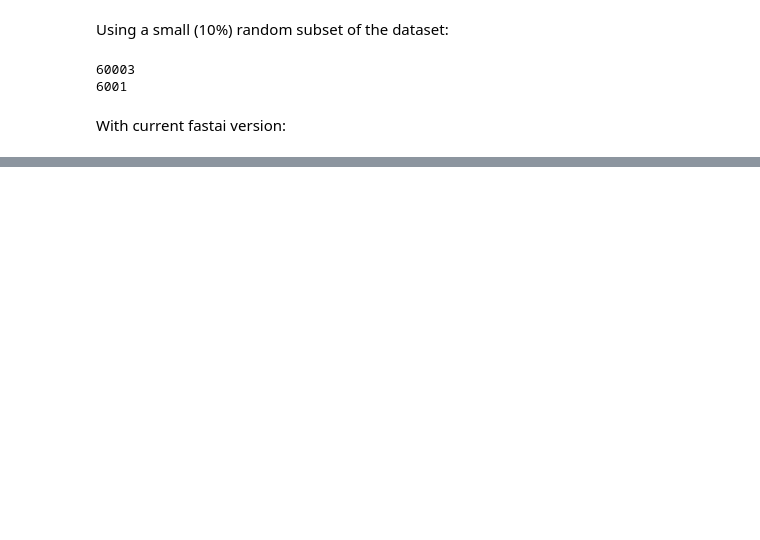
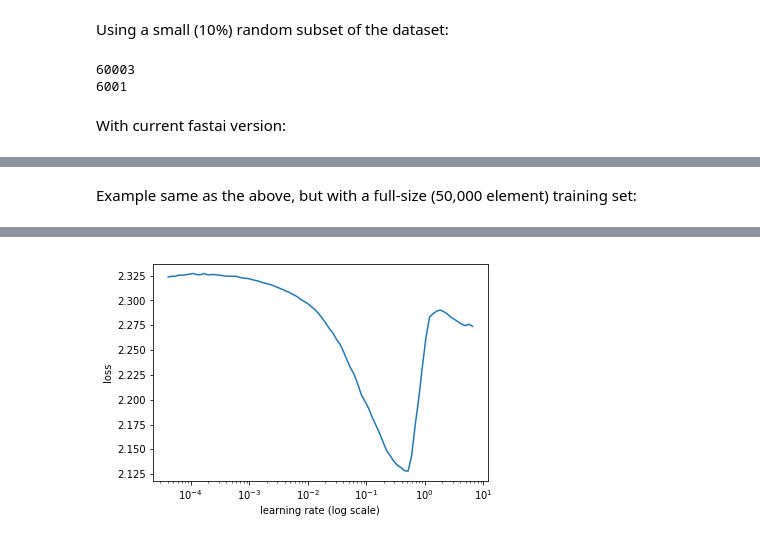
Before and after one commit to WNoxchi/deeplearningstudy, a Jupyter notebook: cuda-tensor-validate-issue.ipynb, the cells around one changed output, grey strips where cells are left out. Saved outputs shown, nothing was run; the diff lists cells and outputs as text; code cells hidden in the pictures; blank space fills up the shorter version.

```diff
--- a/cuda-tensor-validate-issue.ipynb
+++ b/cuda-tensor-validate-issue.ipynb
@@ -86,0 +108,8 @@ With `models.validate` modified so that `y = VV(y)`:
+# %% [markdown]
+Example same as the above, but with a full-size (50,000 element) training set:
+# %%
+PATH = Path('data/cifar10')
+learn = get_learner(wrn_22(), 512)
+learn.lr_find(wds=1e-4)
+learn.sched.plot(n_skip_end=1)
+# %% [output]
@@ -86,0 +119 @@ With `models.validate` modified so that `y = VV(y)`:
+[figure, added]
```
Also changed, not shown: parts of 11 cells of this notebook.
